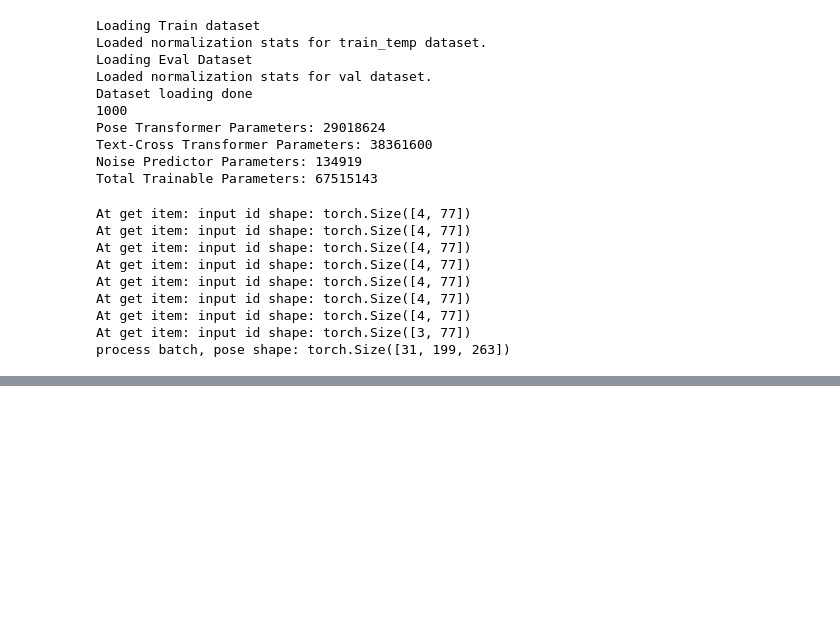
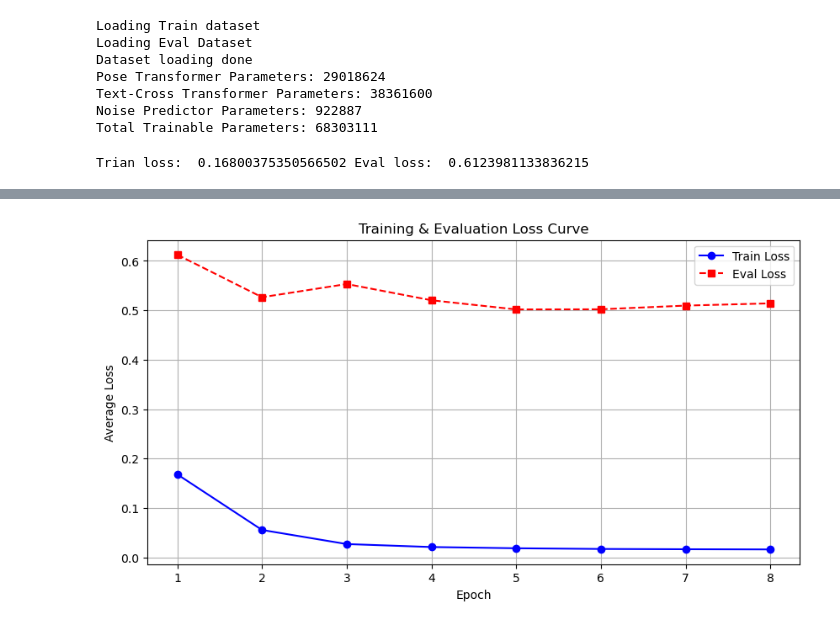
Before and after one commit to kerwin145/ttt-diffuse, a Jupyter notebook: train_text.only.ipynb, the cells around one changed output, grey strips where cells are left out. Drawn from its saved outputs; the diff is of its cells as text; code cells hidden in the pictures; blank space fills up the shorter version.

```diff
--- a/train_text.only.ipynb
+++ b/train_text.only.ipynb
@@ -9,7 +9,7 @@ import torch.nn as nn
 import torch.multiprocessing as mp
 import matplotlib.pyplot as plt
 from os.path import join as pjoin
-from transformers import CLIPModel, CLIPTokenizer
+from transformers import CLIPTextModel, CLIPTokenizer
 from torch.utils.data import Dataset, DataLoader
 from torch.nn.utils.rnn import pad_sequence
 from tqdm import tqdm
@@ -24,12 +24,12 @@ mp.set_start_method("spawn", force=True)
 
 BATCH_SIZE = 8
 ACCUMULATION_STEPS = 4
-EPOCHS = 7
+EPOCHS = 8
 SAVE_PATH = "model_output"
 
-LEARNING_RATE = 3e-5
+LEARNING_RATE = 1e-4
 WEIGHT_DECAY = 1e-4
-PERCENT_TRAIN = .8
+PERCENT_TRAIN = 1
 
 EMBEDDING_DIM = 512
 POSE_FEATURES_DIM = 263
@@ -40,7 +40,18 @@ val_list = open(pjoin(src_dir, "val.txt"), "r", encoding="utf-8")
 test_list = open(pjoin(src_dir, "test.txt"), "r", encoding="utf-8")
 
 clip_tokenizer = CLIPTokenizer.from_pretrained("openai/clip-vit-base-patch32")
-clip_model = CLIPModel.from_pretrained("openai/clip-vit-base-patch32")
+clip_text_model = CLIPTextModel.from_pretrained("openai/clip-vit-base-patch32")
+# %%
+class ResidualMLPBlock(nn.Module):
+    def __init__(self, dim):
+        super().__init__()
+        self.net = nn.Sequential(
+            nn.Linear(dim, dim),
+            nn.SiLU(),
+            nn.Linear(dim, dim),
+        )
+    def forward(self, x):
+        return x + self.net(x)
 # %%
 def fourier_embedding(x, num_frequencies=10):
     """
@@ -367,15 +387,15 @@ torch.manual_seed(SEED)  # PyTorch random
 
 # importlib.reload(PoseTransformer)
 
-checkpoint_path = f"model_saves/Acc_TT_{PERCENT_TRAIN}_percentdata_lr{LEARNING_RATE}_wd{WEIGHT_DECAY}"
+checkpoint_path = f"model_saves/v4.1.1_TT_{PERCENT_TRAIN}_percentdata_lr{LEARNING_RATE}_wd{WEIGHT_DECAY}"
 
 print("Loading Train dataset")
-trainDataset = PoseTextDataset(src_dir=src_dir,setting="train_temp",tokenizer=clip_tokenizer, joint_num=22, max_len=77,use_percentage=1)
+trainDataset = PoseTextDataset(src_dir=src_dir,setting="train",tokenizer=clip_tokenizer, joint_num=22, use_percentage=PERCENT_TRAIN)
 trainDataLoader = DataLoader(trainDataset,batch_size=BATCH_SIZE,shuffle=True,num_workers=0,collate_fn=collate_fn)
 # persistent_workers=True,
 # multiprocessing_context="spawn"
 print("Loading Eval Dataset")
-evalDataset = PoseTextDataset(src_dir=src_dir,setting="val",tokenizer=clip_tokenizer, joint_num=22, max_len=77,use_percentage=.01)
+evalDataset = PoseTextDataset(src_dir=src_dir,setting="val",tokenizer=clip_tokenizer, joint_num=22, use_percentage=1)
 evalDataLoader = DataLoader(evalDataset,batch_size=BATCH_SIZE,shuffle=True,num_workers=0,collate_fn=collate_fn)
 print("Dataset loading done")
 pose_transformer = PoseTransformer.PoseTransformer(
@@ -397,10 +417,11 @@ text_cross_transformer = PoseTransformer.CrossModalTransformer(
 )
 
 noise_predictor = nn.Sequential(
-        nn.Linear(EMBEDDING_DIM, EMBEDDING_DIM), # Keep dim or expand
-        nn.SiLU(),                              # Activation (SiLU/Swish)
-        nn.Linear(EMBEDDING_DIM, POSE_FEATURES_DIM) # Project to output dim
-    )
+    ResidualMLPBlock(EMBEDDING_DIM),
+    nn.Linear(EMBEDDING_DIM, EMBEDDING_DIM),
+    nn.SiLU(),
+    nn.Linear(EMBEDDING_DIM, POSE_FEATURES_DIM),
+)
 
 pose_transformer.apply(init_weights_transformer)
 text_cross_transformer.apply(init_weights_transformer)
@@ -419,7 +440,7 @@ trainer = Trainer({
     "device": "cuda" if torch.cuda.is_available() else "cpu",
     "train_dataloader": trainDataLoader,
     "eval_dataloader": evalDataLoader,
-    "clip_model": clip_model,
+    "clip_text_model": clip_text_model,
     "clip_tokenizer": clip_tokenizer,
     "pose_transformer": pose_transformer,
     "text_cross_transformer": text_cross_transformer,
@@ -447,7 +468,6 @@ best_eval_loss = float("inf")
 best_model_state = None
 
 # TODO debugging
-EPOCHS = 1
 for epoch in range(EPOCHS):
     train_loss = trainer.train()
     train_losses.append(train_loss)
@@ -477,21 +497,10 @@ plt.grid()
 plt.show()
 # %% [output]
 Loading Train dataset
-Loaded normalization stats for train_temp dataset.
 Loading Eval Dataset
-Loaded normalization stats for val dataset.
 Dataset loading done
-1000
 Pose Transformer Parameters: 29018624
 Text-Cross Transformer Parameters: 38361600
-Noise Predictor Parameters: 134919
-Total Trainable Parameters: 67515143
+Noise Predictor Parameters: 922887
+Total Trainable Parameters: 68303111
-At get item: input id shape: torch.Size([4, 77])
-At get item: input id shape: torch.Size([4, 77])
-At get item: input id shape: torch.Size([4, 77])
-At get item: input id shape: torch.Size([4, 77])
-At get item: input id shape: torch.Size([4, 77])
-At get item: input id shape: torch.Size([4, 77])
-At get item: input id shape: torch.Size([4, 77])
-At get item: input id shape: torch.Size([3, 77])
-process batch, pose shape: torch.Size([31, 199, 263])
+Trian loss:  0.16800375350566502 Eval loss:  0.6123981133836215
@@ -498,0 +515 @@ KeyboardInterrupt:
+[figure, added]
```
Also changed, not shown: parts of 3 cells of this notebook, 16 other files.
